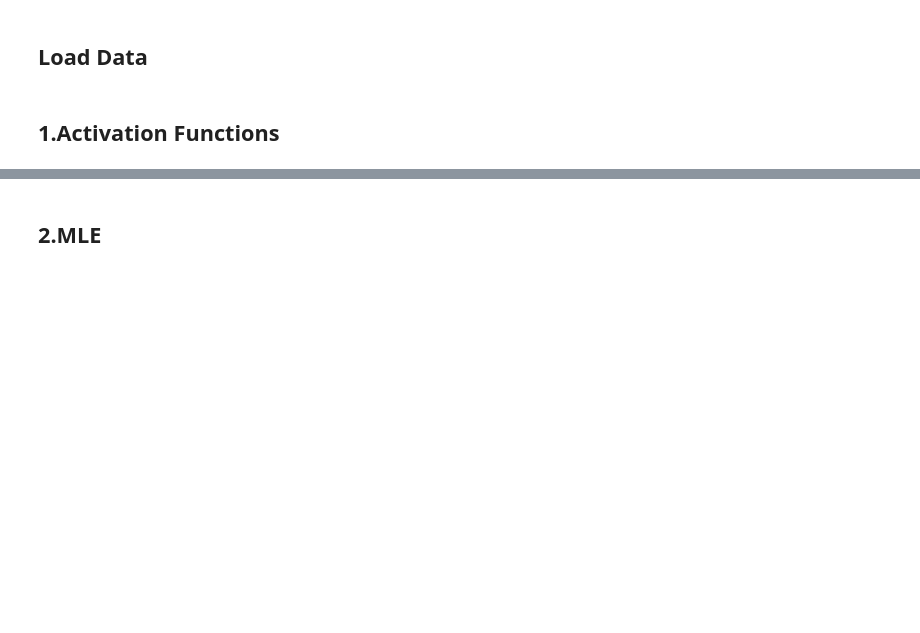
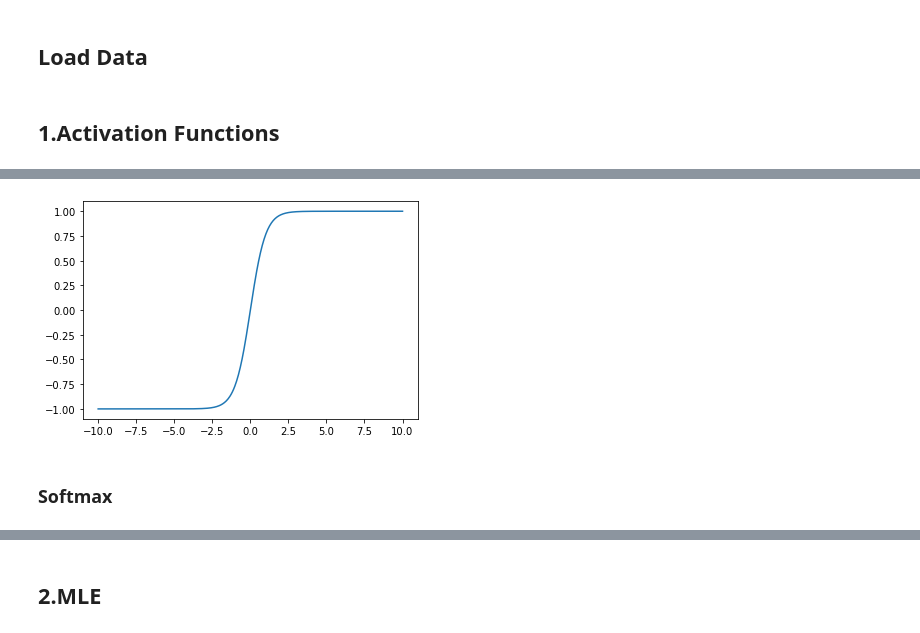
Before and after one commit to tohidabedini/from-scratch-series, a Jupyter notebook: 004_ML_Algorithms/1.Machine_Learning_Algorithms.ipynb, the cells around one changed output, grey strips where cells are left out. Drawn from its saved outputs; the diff is of its cells as text; code cells hidden in the pictures; blank space fills up the shorter version.

```diff
--- a/004_ML_Algorithms/1.Machine_Learning_Algorithms.ipynb
+++ b/004_ML_Algorithms/1.Machine_Learning_Algorithms.ipynb
@@ -43,0 +88,15 @@ https://mlfromscratch.com/neural-networks-explained/#/
+# %%
+def tanh(x):
+    exp_plus = np.exp(x)
+    exp_minus = np.exp(-1*x)
+    tanh_ = (exp_plus-exp_minus)/(exp_plus+exp_minus)
+    return tanh_
+# %%
+result, output_tanh = two_function_test(test_tensor, tanh, nn.Tanh())
+# print(result)
+# %%
+plot_array(test_np, output_tanh)
+# %% [output]
+[figure, added]
+# %% [markdown]
+### Softmax
```
Also changed, not shown: parts of 58 cells of this notebook.
